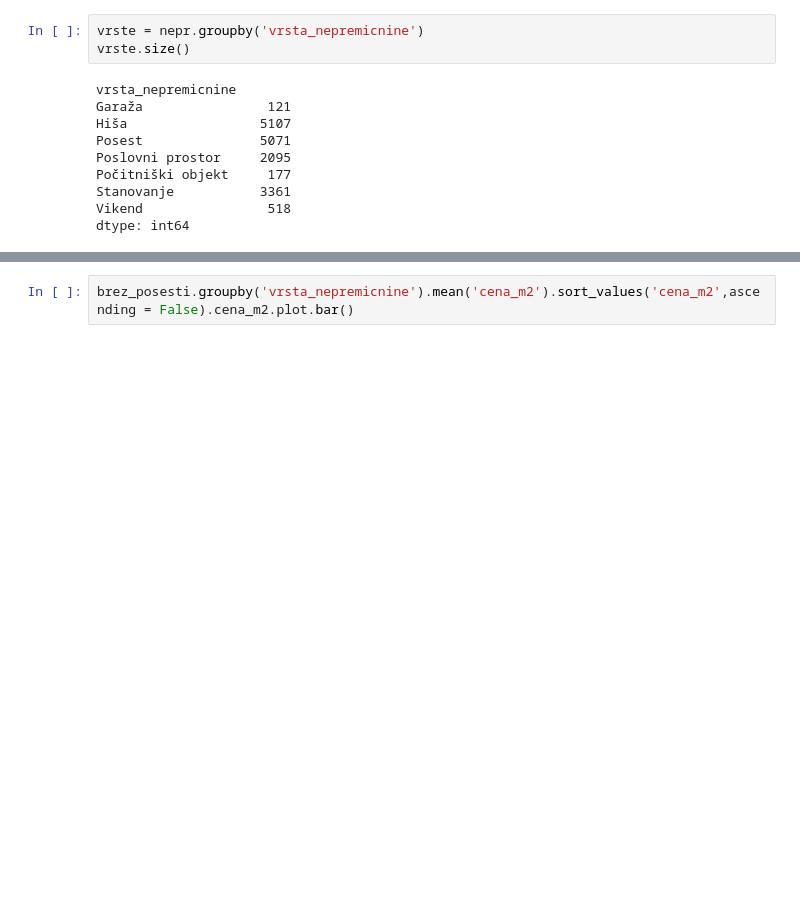
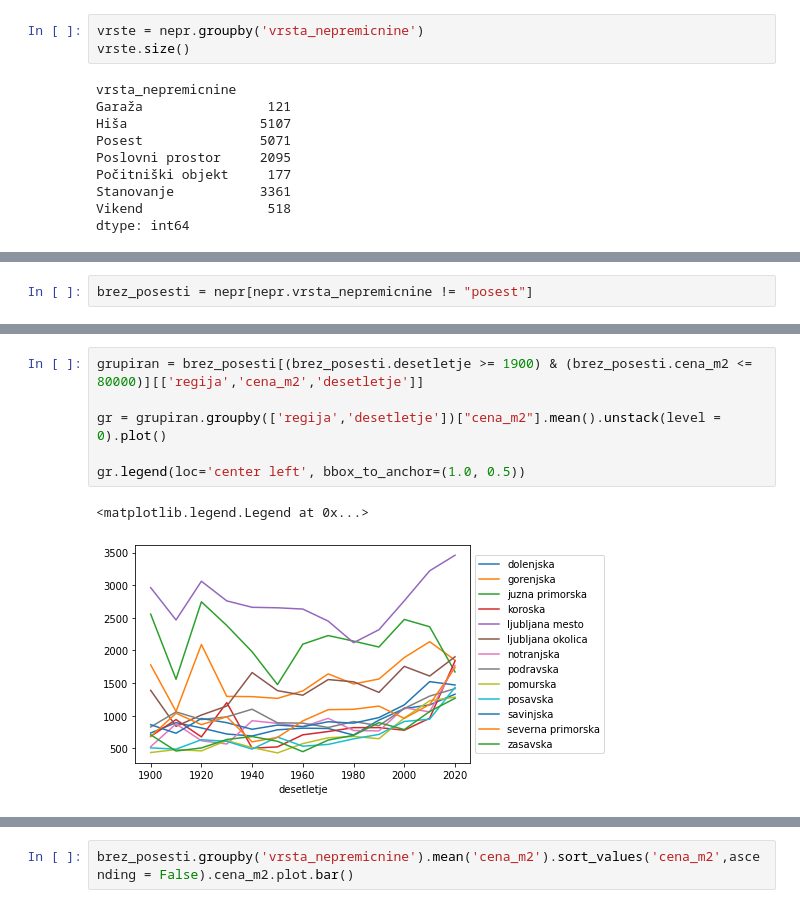
Before and after one commit to mitja-mandic/knjige-amazon, a Jupyter notebook: nepremicnine.ipynb, the cells around one changed output, grey strips where cells are left out. Drawn from its saved outputs; the diff is of its cells as text; blank space fills up the shorter version.

```diff
--- a/nepremicnine.ipynb
+++ b/nepremicnine.ipynb
@@ -87,0 +61,2 @@ dtype: int64
+# %%
+brez_posesti = nepr[nepr.vrsta_nepremicnine != "posest"]
@@ -87,0 +80,9 @@ dtype: int64
+# %%
+grupiran = brez_posesti[(brez_posesti.desetletje >= 1900) & (brez_posesti.cena_m2 <= 80000)][['regija','cena_m2','desetletje']]
+
+gr = grupiran.groupby(['regija','desetletje'])["cena_m2"].mean().unstack(level = 0).plot()
+
+gr.legend(loc='center left', bbox_to_anchor=(1.0, 0.5))
+# %% [output]
+<matplotlib.legend.Legend at 0x...>
+[figure, added]
```
Also changed, not shown: parts of 21 cells of this notebook, 1 other file.
